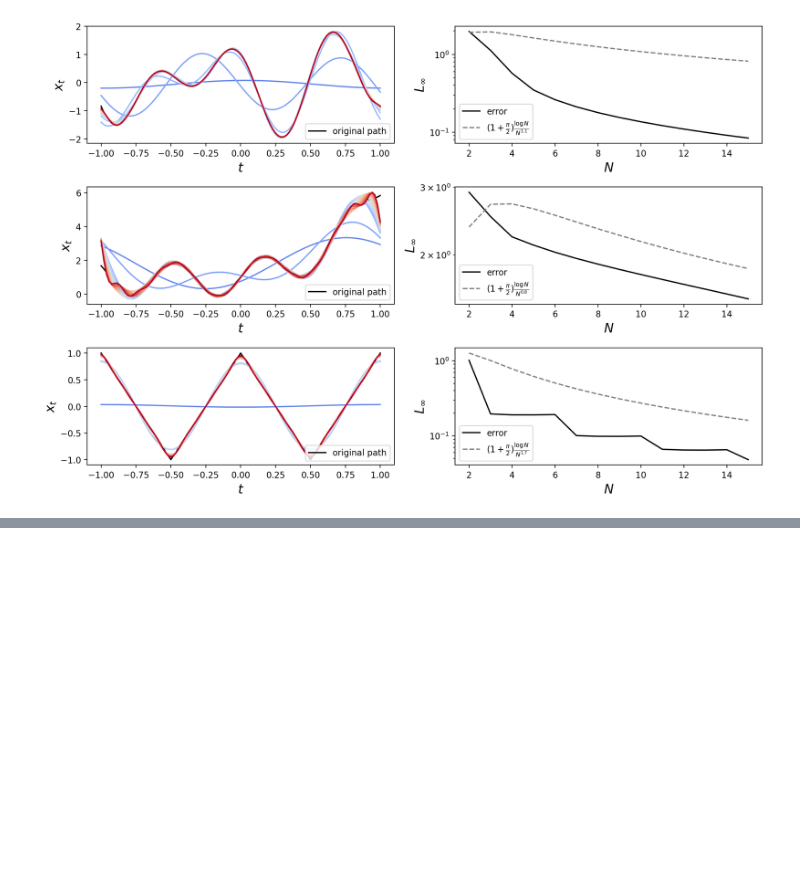
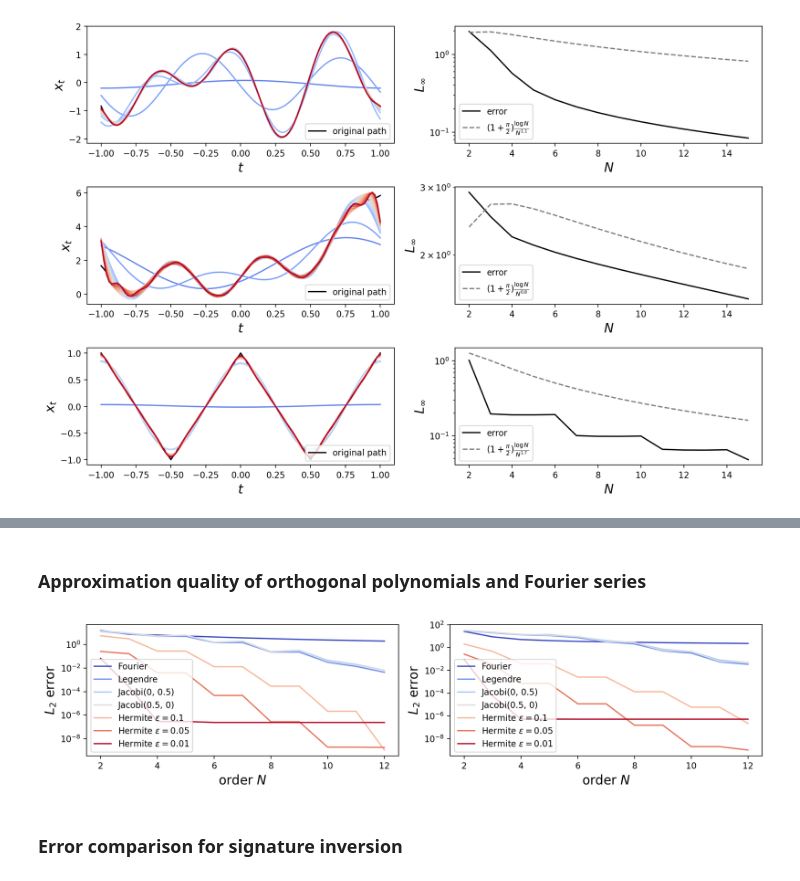
Before and after one commit to Zhuoyue-Huang/M3R-signature-inversion, a Jupyter notebook: fig4report.ipynb, the cells around one changed output, grey strips where cells are left out. Drawn from its saved outputs; the diff is of its cells as text; code cells hidden in the pictures; blank space fills up the shorter version.

```diff
--- a/fig4report.ipynb
+++ b/fig4report.ipynb
@@ -216,0 +377,2 @@ plt.show()
+# %% [markdown]
+### Approximation quality of orthogonal polynomials and Fourier series
@@ -216,0 +406,29 @@ plt.show()
+# %%
+total_dict = {**fourier_dict, **poly_dict, **hermite_dict}
+for name, sub_dict in total_dict.items():
+    sub_dict['error'] /= iter_num
+# %%
+cmap = plt.get_cmap('coolwarm')
+c = cmap(np.linspace(0, 1, len(total_dict)))
+
+plt.figure(figsize=(12, 3), dpi=200)
+plt.subplot(1, 2, 1)
+for i, (name, sub_dict) in enumerate(total_dict.items()):
+    plt.plot(d_range, sub_dict['error'][0], label=name, color=c[i])
+plt.legend()
+plt.yscale('log')
+plt.xlabel(r'order $N$', fontsize=15)
+plt.ylabel(r'$L_2$ error', fontsize=15)
+plt.subplot(1, 2, 2)
+for i, (name, sub_dict) in enumerate(total_dict.items()):
+    plt.plot(d_range, sub_dict['error'][1], label=name, color=c[i])
+plt.legend()
+plt.yscale('log')
+plt.xlabel(r'order $N$', fontsize=15)
+plt.ylabel(r'$L_2$ error', fontsize=15)
+plt.tight_layout()
+plt.savefig('approx_error.pdf')
+# %% [output]
+[figure, added]
+# %% [markdown]
+### Error comparison for signature inversion
```
Also changed, not shown: parts of 13 cells of this notebook, 1 other file.
